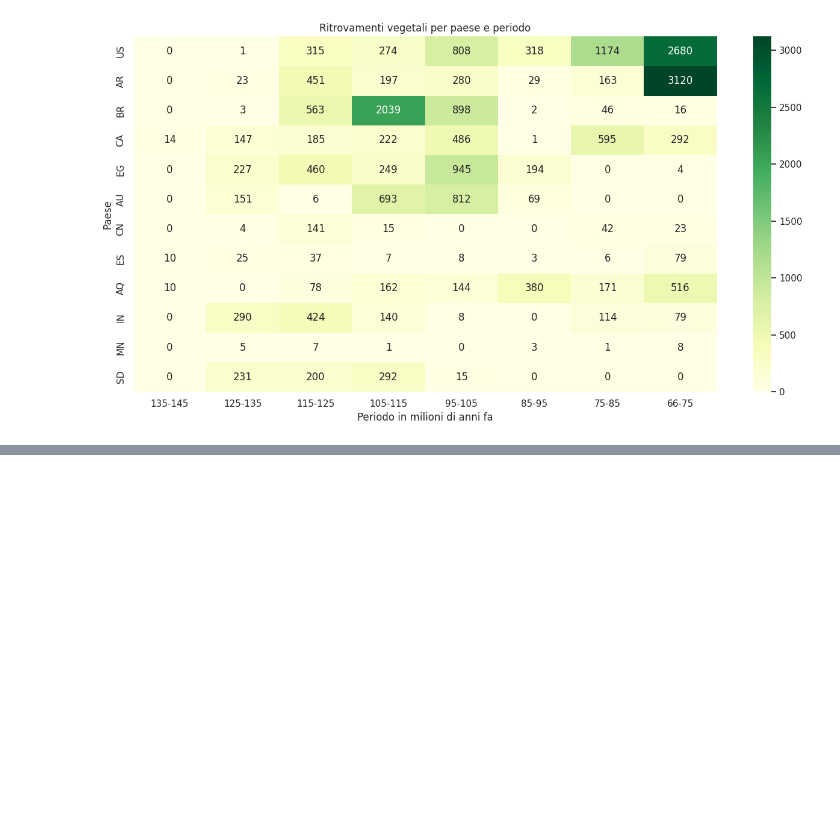
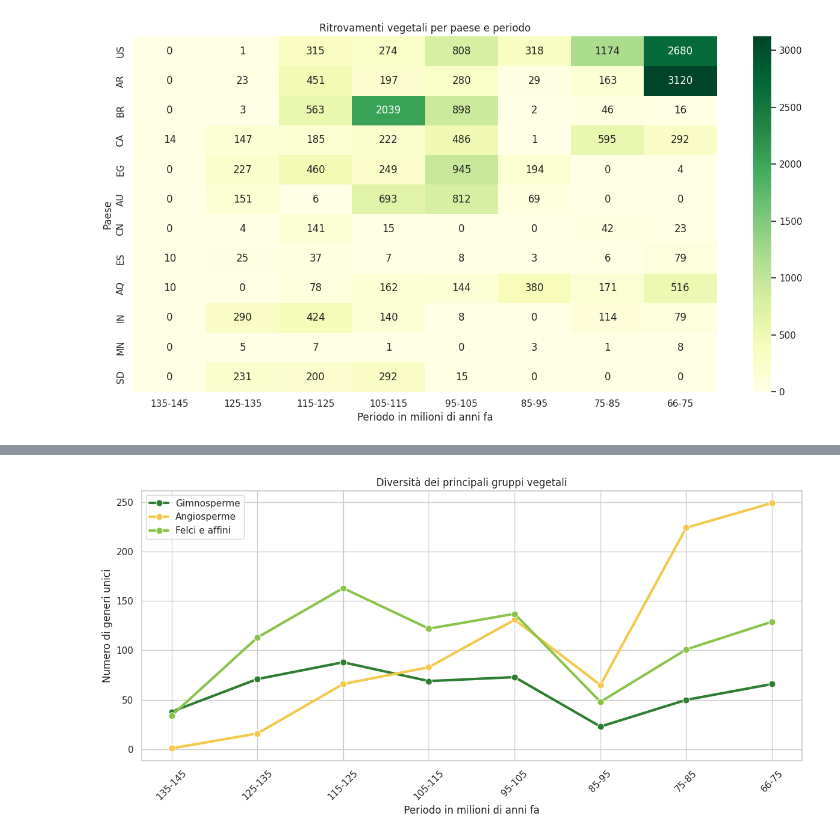
Before and after one commit to Valdan-D/remorse, a Jupyter notebook: Lorenzo.ipynb, the cells around one changed output, grey strips where cells are left out. Saved outputs shown, nothing was run; the diff lists cells and outputs as text; code cells hidden in the pictures; blank space fills up the shorter version.

```diff
--- a/Lorenzo.ipynb
+++ b/Lorenzo.ipynb
@@ -1066,0 +1260,47 @@ plt.show()
+# %%
+# 41 - Numero di generi dei principali gruppi vegetali nel tempo
+
+generi_gruppi = (
+    dati_gruppi
+    .groupby(
+        ["periodo_10ma", "gruppo_vegetale"],
+        observed=True
+    )["genus"]
+    .nunique()
+    .reset_index(name="generi")
+)
+
+generi_gruppi["periodo_10ma"] = pd.Categorical(
+    generi_gruppi["periodo_10ma"],
+    categories=ordine_periodi,
+    ordered=True
+)
+
+generi_gruppi = generi_gruppi.sort_values("periodo_10ma")
+
+plt.figure(figsize=(12, 6))
+
+sns.lineplot(
+    data=generi_gruppi,
+    x="periodo_10ma",
+    y="generi",
+    hue="gruppo_vegetale",
+    marker="o",
+    linewidth=3,
+    markersize=8,
+    palette={
+        "Angiosperme": giallo,
+        "Gimnosperme": verde,
+        "Felci e affini": "#8BC34A"
+    }
+)
+
+plt.title("Diversità dei principali gruppi vegetali")
+plt.xlabel("Periodo in milioni di anni fa")
+plt.ylabel("Numero di generi unici")
+plt.xticks(rotation=45)
+plt.legend(title="")
+plt.tight_layout()
+plt.show()
+# %% [output]
+[figure, added]
```
Also changed, not shown: parts of 13 cells of this notebook.
